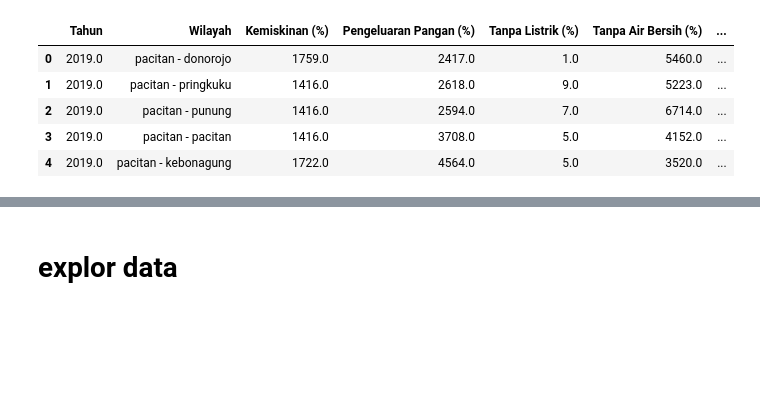
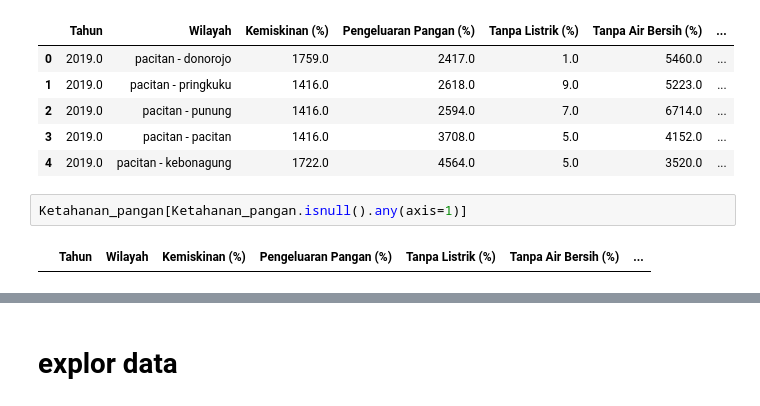
Before and after one commit to catuer/Ketahanan_Pangan, a Jupyter notebook: KP2.ipynb, the cells around one changed output, grey strips where cells are left out. Drawn from its saved outputs; the diff is of its cells as text; blank space fills up the shorter version.

```diff
--- a/KP2.ipynb
+++ b/KP2.ipynb
@@ -105,3 +102,7 @@ Ketahanan_pangan.head()
 | 2 | 2019.0 | pacitan - punung | 1416.0 | 2594.0 | 7.0 | 6714.0 | ... |
 | 3 | 2019.0 | pacitan - pacitan | 1416.0 | 3708.0 | 5.0 | 4152.0 | ... |
 | 4 | 2019.0 | pacitan - kebonagung | 1722.0 | 4564.0 | 5.0 | 3520.0 | ... |
+# %%
+Ketahanan_pangan[Ketahanan_pangan.isnull().any(axis=1)]
+# %% [output]
+|  | Tahun | Wilayah | Kemiskinan (%) | Pengeluaran Pangan (%) | Tanpa Listrik (%) | Tanpa Air Bersih (%) | ... |
```
Also changed, not shown: parts of 11 cells of this notebook.
